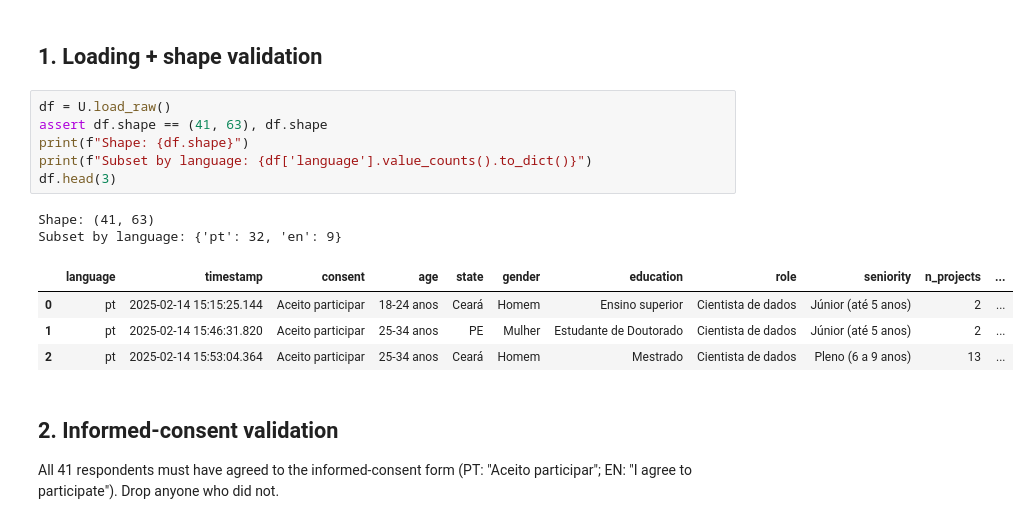
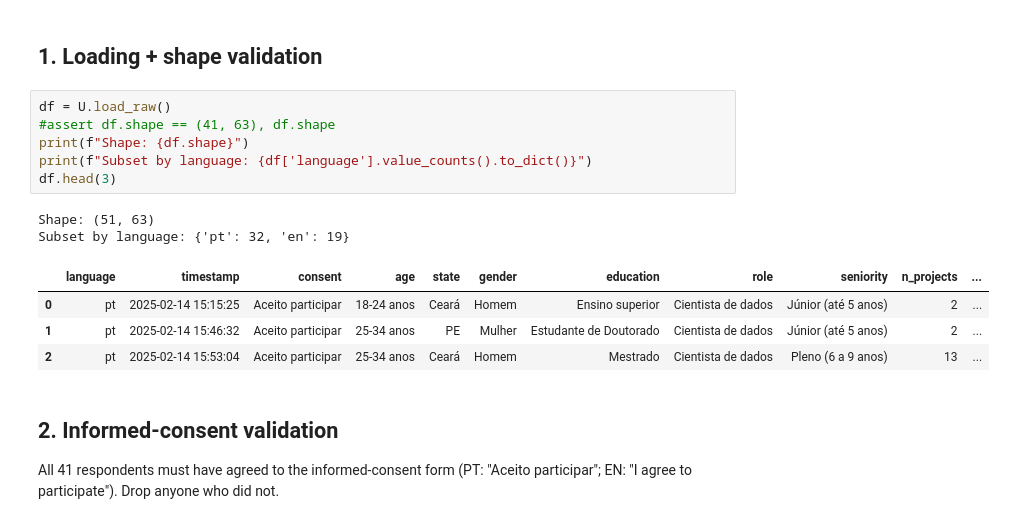
Before and after one commit to reset-ufc/data-quality-requirements-ml-systems, a Jupyter notebook: notebooks/01_data_cleaning.ipynb, the cells around one changed output. Drawn from its saved outputs; the diff is of its cells as text.

```diff
--- a/notebooks/01_data_cleaning.ipynb
+++ b/notebooks/01_data_cleaning.ipynb
@@ -36,17 +36,17 @@ pd.set_option("display.width", 200)
 ## 1. Loading + shape validation
 # %%
 df = U.load_raw()
-assert df.shape == (41, 63), df.shape
+#assert df.shape == (41, 63), df.shape
 print(f"Shape: {df.shape}")
 print(f"Subset by language: {df['language'].value_counts().to_dict()}")
 df.head(3)
 # %% [output]
-Shape: (41, 63)
-Subset by language: {'pt': 32, 'en': 9}
+Shape: (51, 63)
+Subset by language: {'pt': 32, 'en': 19}
 |  | language | timestamp | consent | age | state | gender | education | role | seniority | n_projects | ... |
-| 0 | pt | 2025-02-14 15:15:25.144 | Aceito participar | 18-24 anos | Ceará | Homem | Ensino superior | Cientista de dados | Júnior (até 5 anos) | 2 | ... |
-| 1 | pt | 2025-02-14 15:46:31.820 | Aceito participar | 25-34 anos | PE | Mulher | Estudante de Doutorado | Cientista de dados | Júnior (até 5 anos) | 2 | ... |
-| 2 | pt | 2025-02-14 15:53:04.364 | Aceito participar | 25-34 anos | Ceará | Homem | Mestrado | Cientista de dados | Pleno (6 a 9 anos) | 13 | ... |
+| 0 | pt | 2025-02-14 15:15:25 | Aceito participar | 18-24 anos | Ceará | Homem | Ensino superior | Cientista de dados | Júnior (até 5 anos) | 2 | ... |
+| 1 | pt | 2025-02-14 15:46:32 | Aceito participar | 25-34 anos | PE | Mulher | Estudante de Doutorado | Cientista de dados | Júnior (até 5 anos) | 2 | ... |
+| 2 | pt | 2025-02-14 15:53:04 | Aceito participar | 25-34 anos | Ceará | Homem | Mestrado | Cientista de dados | Pleno (6 a 9 anos) | 13 | ... |
 # %% [markdown]
 ## 2. Informed-consent validation
 
```
Also changed, not shown: parts of 15 cells of this notebook.
